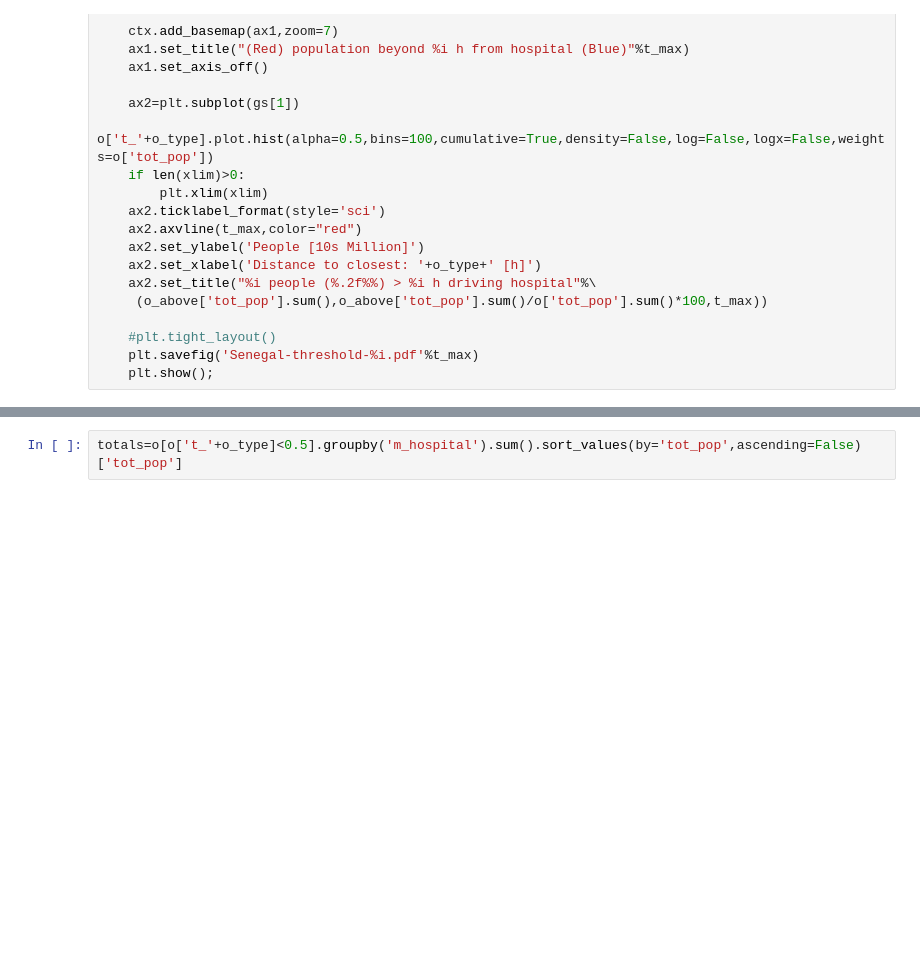
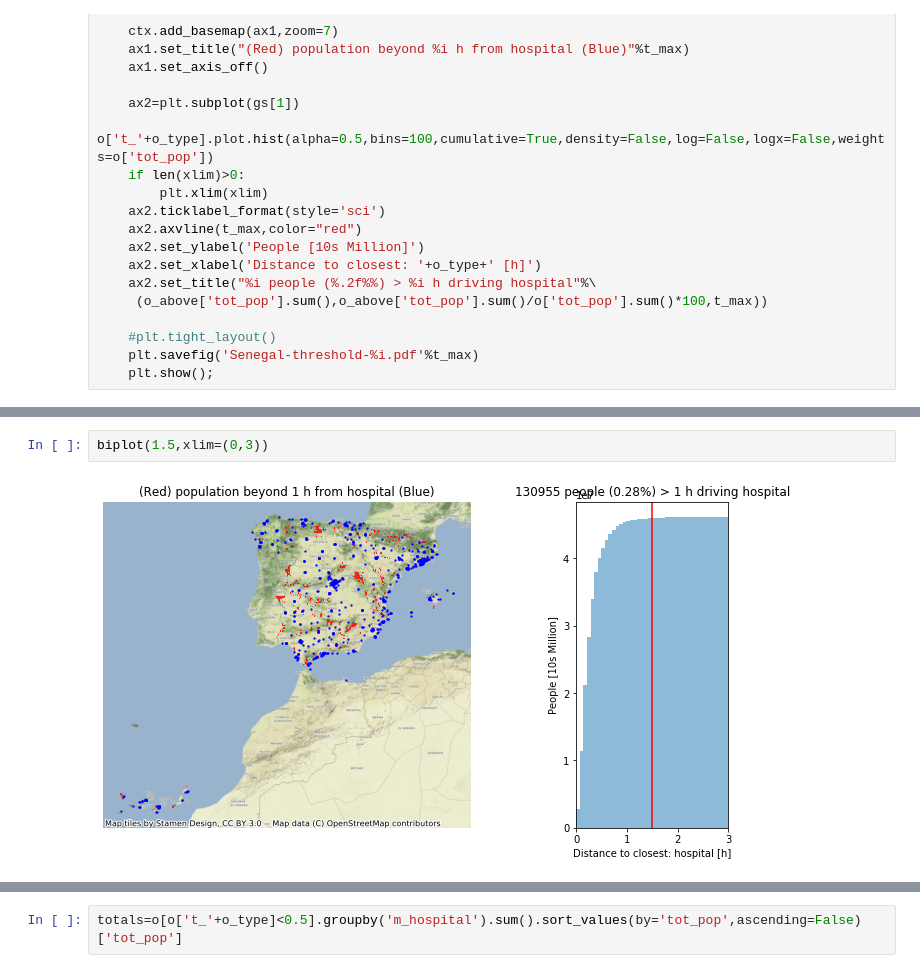
Before and after one commit to datapartnership/covid-19, a Jupyter notebook: accessibility-Spain.ipynb, the cells around one changed output, grey strips where cells are left out. Drawn from its saved outputs; the diff is of its cells as text; blank space fills up the shorter version.

```diff
--- a/accessibility-Spain.ipynb
+++ b/accessibility-Spain.ipynb
@@ -443,0 +502,4 @@ biplot(1,xlim=(0,3))
+# %%
+biplot(1.5,xlim=(0,3))
+# %% [output]
+[figure, added]
```
Also changed, not shown: parts of 19 cells of this notebook.
